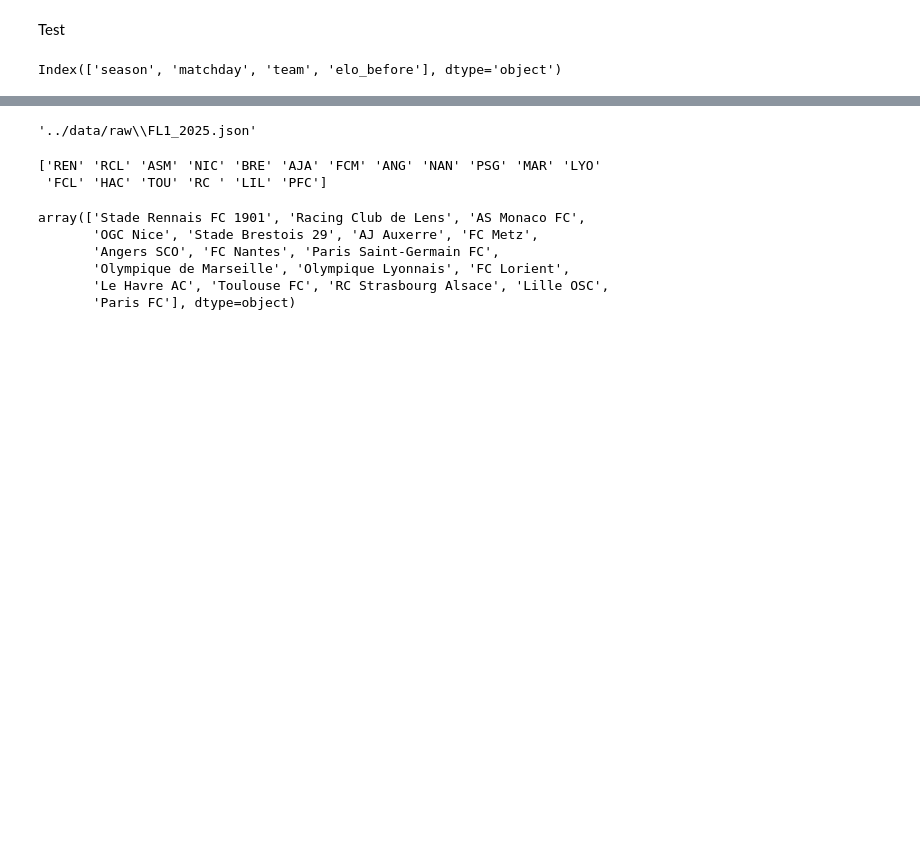
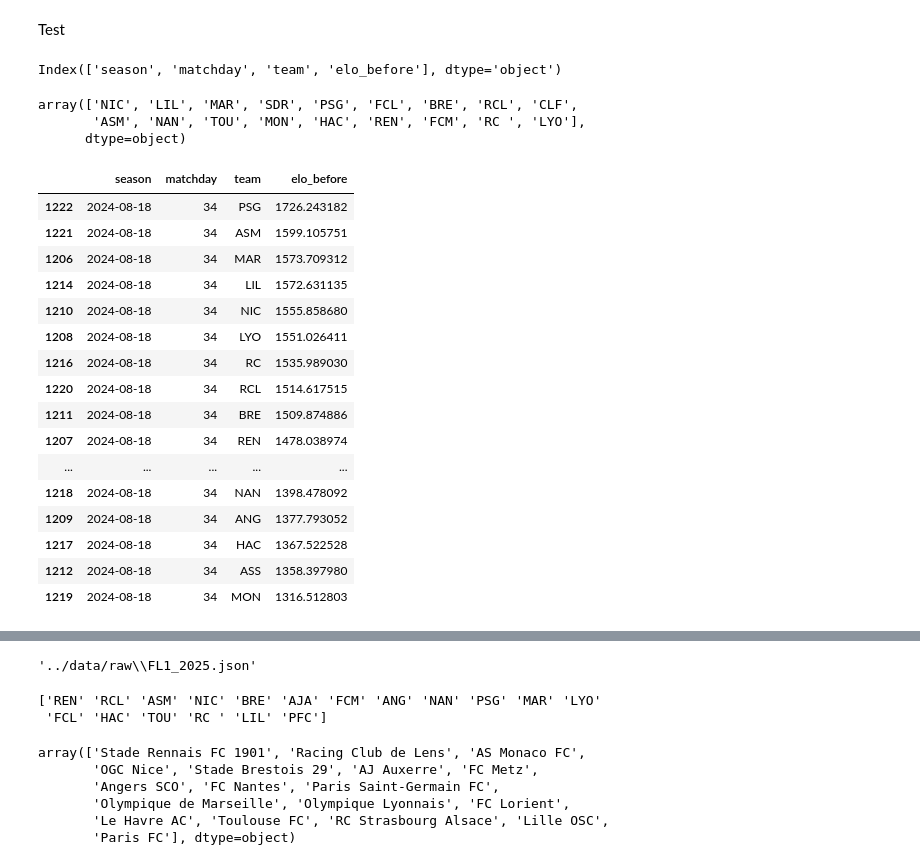
Before and after one commit to judithbreaud/ligue1_viz, a Jupyter notebook: notebooks/explore.ipynb, the cells around one changed output, grey strips where cells are left out. Cells and saved outputs as stored; diff of their text form; code cells hidden in the pictures; blank space fills up the shorter version.

```diff
--- a/notebooks/explore.ipynb
+++ b/notebooks/explore.ipynb
@@ -18,6 +18,32 @@ Index(['season', 'matchday', 'team', 'elo_before'], dtype='object')
 history_elo_23=history_elo[history_elo.season=="2023-08-11"]
 history_elo_24=history_elo[history_elo.season=="2024-08-18"]
 history_elo_25=history_elo[history_elo.season=="2025-08-17"]
+# %%
+history_elo_23.team.unique()
+# %% [output]
+array(['NIC', 'LIL', 'MAR', 'SDR', 'PSG', 'FCL', 'BRE', 'RCL', 'CLF',
+       'ASM', 'NAN', 'TOU', 'MON', 'HAC', 'REN', 'FCM', 'RC ', 'LYO'],
+      dtype=object)
+# %%
+history_elo_24[history_elo_24.matchday==max(history_elo_24.matchday)].sort_values(by='elo_before',axis=0,ascending=False)
+# %% [output]
+|  | season | matchday | team | elo_before |
+| 1222 | 2024-08-18 | 34 | PSG | 1726.243182 |
+| 1221 | 2024-08-18 | 34 | ASM | 1599.105751 |
+| 1206 | 2024-08-18 | 34 | MAR | 1573.709312 |
+| 1214 | 2024-08-18 | 34 | LIL | 1572.631135 |
+| 1210 | 2024-08-18 | 34 | NIC | 1555.858680 |
+| 1208 | 2024-08-18 | 34 | LYO | 1551.026411 |
+| 1216 | 2024-08-18 | 34 | RC | 1535.989030 |
+| 1220 | 2024-08-18 | 34 | RCL | 1514.617515 |
+| 1211 | 2024-08-18 | 34 | BRE | 1509.874886 |
+| 1207 | 2024-08-18 | 34 | REN | 1478.038974 |
+| ... | ... | ... | ... | ... |
+| 1218 | 2024-08-18 | 34 | NAN | 1398.478092 |
+| 1209 | 2024-08-18 | 34 | ANG | 1377.793052 |
+| 1217 | 2024-08-18 | 34 | HAC | 1367.522528 |
+| 1212 | 2024-08-18 | 34 | ASS | 1358.397980 |
+| 1219 | 2024-08-18 | 34 | MON | 1316.512803 |
 # %%
 import matplotlib.pyplot as plt
 
```
Also changed, not shown: parts of 2 cells of this notebook.
